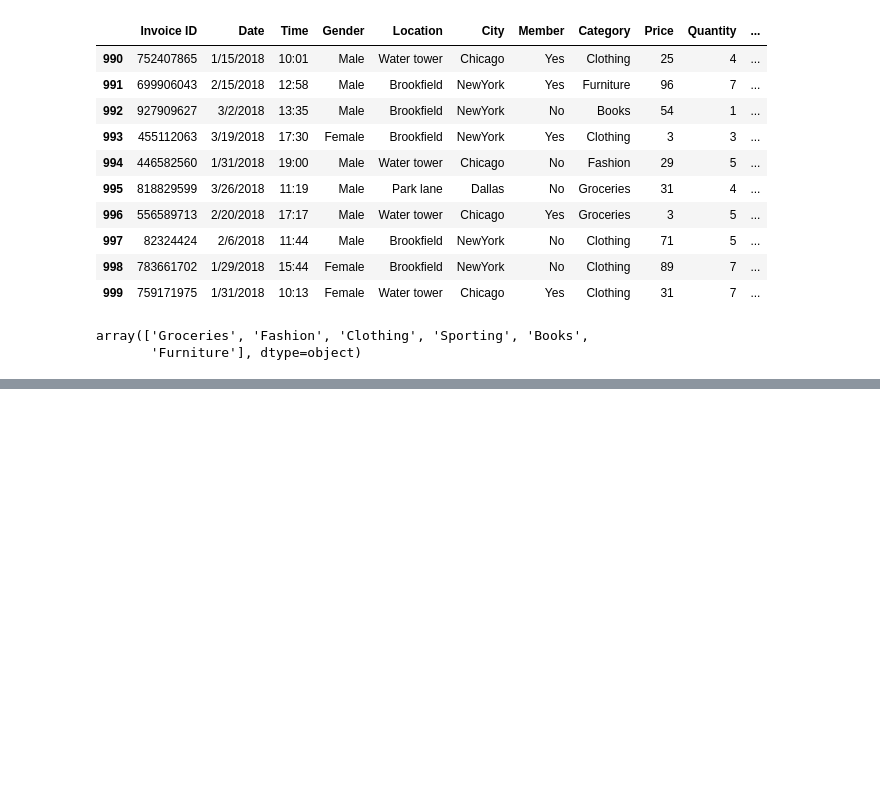
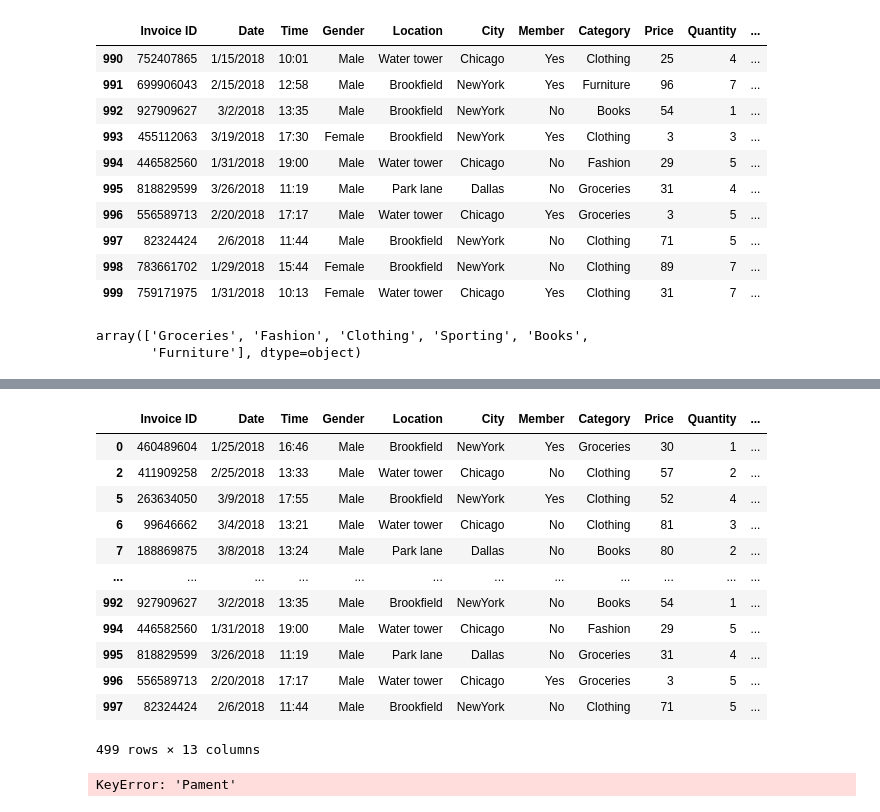
Before and after one commit to Joshi-kv/Sales_Analysis, a Jupyter notebook: supermarket_sales_analysis.ipynb, the cells around one changed output, grey strips where cells are left out. Drawn from its saved outputs; the diff is of its cells as text; code cells hidden in the pictures; blank space fills up the shorter version.

Commit message:
fetching data using conditions

```diff
--- a/supermarket_sales_analysis.ipynb
+++ b/supermarket_sales_analysis.ipynb
@@ -59,0 +76,21 @@ array(['Groceries', 'Fashion', 'Clothing', 'Sporting', 'Books',
+# %%
+#fetching values using conditions.
+data[data['Gender']=='Male']
+# %% [output]
+|  | Invoice ID | Date | Time | Gender | Location | City | Member | Category | Price | Quantity | ... |
+| 0 | 460489604 | 1/25/2018 | 16:46 | Male | Brookfield | NewYork | Yes | Groceries | 30 | 1 | ... |
+| 2 | 411909258 | 2/25/2018 | 13:33 | Male | Water tower | Chicago | No | Clothing | 57 | 2 | ... |
+| 5 | 263634050 | 3/9/2018 | 17:55 | Male | Brookfield | NewYork | Yes | Clothing | 52 | 4 | ... |
+| 6 | 99646662 | 3/4/2018 | 13:21 | Male | Water tower | Chicago | No | Clothing | 81 | 3 | ... |
+| 7 | 188869875 | 3/8/2018 | 13:24 | Male | Park lane | Dallas | No | Books | 80 | 2 | ... |
+| ... | ... | ... | ... | ... | ... | ... | ... | ... | ... | ... | ... |
+| 992 | 927909627 | 3/2/2018 | 13:35 | Male | Brookfield | NewYork | No | Books | 54 | 1 | ... |
+| 994 | 446582560 | 1/31/2018 | 19:00 | Male | Water tower | Chicago | No | Fashion | 29 | 5 | ... |
+| 995 | 818829599 | 3/26/2018 | 11:19 | Male | Park lane | Dallas | No | Groceries | 31 | 4 | ... |
+| 996 | 556589713 | 2/20/2018 | 17:17 | Male | Water tower | Chicago | Yes | Groceries | 3 | 5 | ... |
+| 997 | 82324424 | 2/6/2018 | 11:44 | Male | Brookfield | NewYork | No | Clothing | 71 | 5 | ... |
+499 rows × 13 columns
+# %%
+data[data['Pament']=='Gpay']
+# %% [output]
+KeyError: 'Pament'
```
Also changed, not shown: parts of 2 cells of this notebook.
